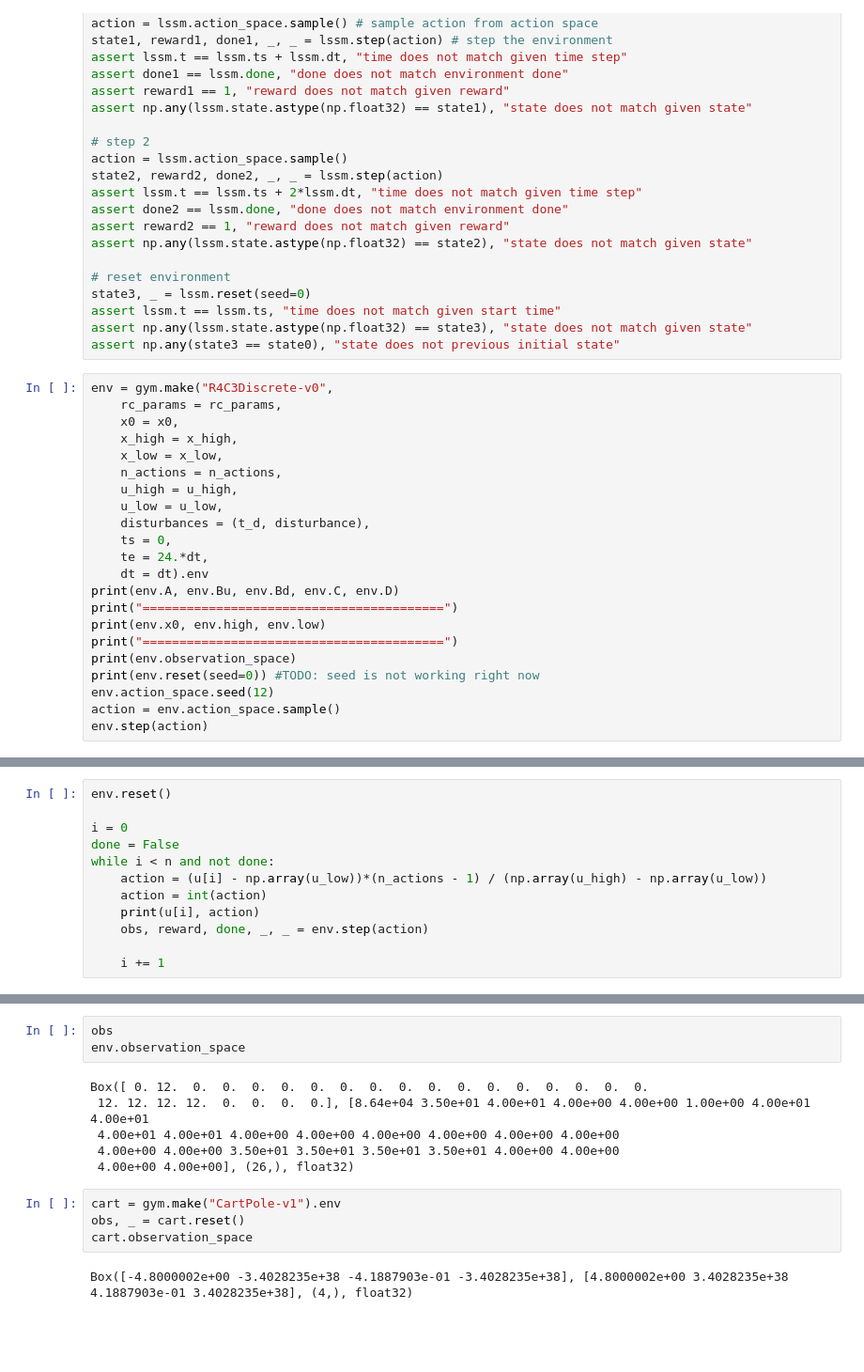
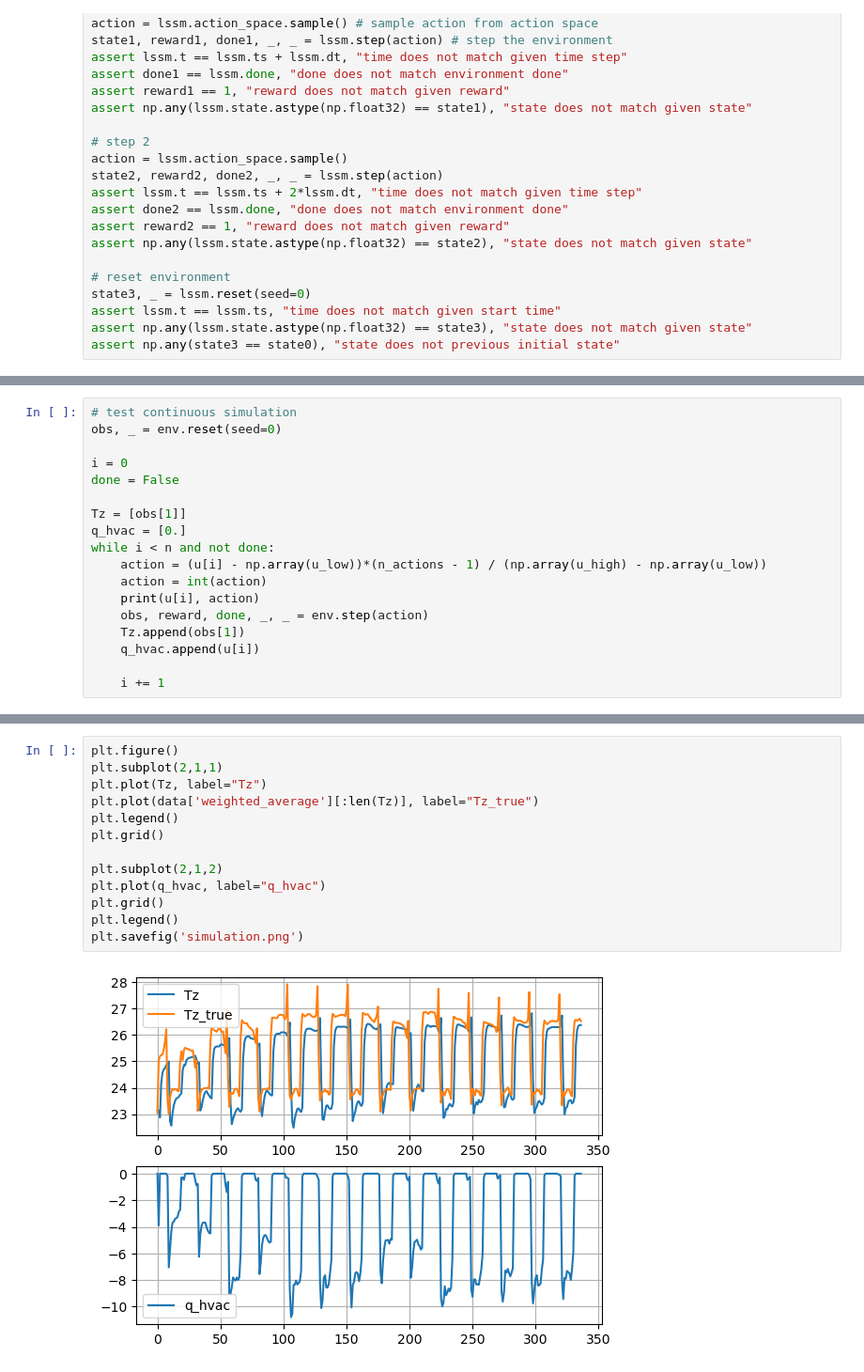
Before and after one commit to YangyangFu/dynax, a Jupyter notebook: resources/jax/drl/test_env.ipynb, the cells around one changed output, grey strips where cells are left out. Shown: that part at 94% size. Drawn from its saved outputs; the diff is of its cells as text; blank space fills up the shorter version.

```diff
--- a/resources/jax/drl/test_env.ipynb
+++ b/resources/jax/drl/test_env.ipynb
@@ -109,25 +109,3 @@ state3, _ = lssm.reset(seed=0)
 assert lssm.t == lssm.ts, "time does not match given start time"
 assert np.any(lssm.state.astype(np.float32) == state3), "state does not match given state"
 assert np.any(state3 == state0), "state does not previous initial state"
-# %%
-env = gym.make("R4C3Discrete-v0",
-    rc_params = rc_params,
-    x0 = x0,
-    x_high = x_high,
-    x_low = x_low,
-    n_actions = n_actions,
-    u_high = u_high,
-    u_low = u_low,
-    disturbances = (t_d, disturbance),
-    ts = 0,
-    te = 24.*dt,
-    dt = dt).env
-print(env.A, env.Bu, env.Bd, env.C, env.D)
-print("=========================================")
-print(env.x0, env.high, env.low)
-print("=========================================")
-print(env.observation_space)
-print(env.reset(seed=0)) #TODO: seed is not working right now
-env.action_space.seed(12)
-action = env.action_space.sample()
-env.step(action)
@@ -164,13 +153,19 @@ Box([ 0. 12.  0.  0.  0.  0.  0.  0.  0.  0.  0.  0.  0.  0.  0.  0.  0.  0.
 # %%
-env.reset()
+# test continuous simulation
+obs, _ = env.reset(seed=0)
 
 i = 0
 done = False
+
+Tz = [obs[1]]
+q_hvac = [0.]
 while i < n and not done:
     action = (u[i] - np.array(u_low))*(n_actions - 1) / (np.array(u_high) - np.array(u_low))
     action = int(action)
     print(u[i], action)
     obs, reward, done, _, _ = env.step(action)
+    Tz.append(obs[1])
+    q_hvac.append(u[i])
 
     i += 1
 # %% [output]
@@ -194,15 +189,15 @@ while i < n and not done:
-# %%
-obs
-env.observation_space
-# %% [output]
-Box([ 0. 12.  0.  0.  0.  0.  0.  0.  0.  0.  0.  0.  0.  0.  0.  0.  0.  0.
- 12. 12. 12. 12.  0.  0.  0.  0.], [8.64e+04 3.50e+01 4.00e+01 4.00e+00 4.00e+00 1.00e+00 4.00e+01 4.00e+01
- 4.00e+01 4.00e+01 4.00e+00 4.00e+00 4.00e+00 4.00e+00 4.00e+00 4.00e+00
- 4.00e+00 4.00e+00 3.50e+01 3.50e+01 3.50e+01 3.50e+01 4.00e+00 4.00e+00
- 4.00e+00 4.00e+00], (26,), float32)
-# %%
-cart = gym.make("CartPole-v1").env
-obs, _ = cart.reset()
-cart.observation_space
-# %% [output]
-Box([-4.8000002e+00 -3.4028235e+38 -4.1887903e-01 -3.4028235e+38], [4.8000002e+00 3.4028235e+38 4.1887903e-01 3.4028235e+38], (4,), float32)
+# %%
+plt.figure()
+plt.subplot(2,1,1)
+plt.plot(Tz, label="Tz")
+plt.plot(data['weighted_average'][:len(Tz)], label="Tz_true")
+plt.legend()
+plt.grid()
+
+plt.subplot(2,1,2)
+plt.plot(q_hvac, label="q_hvac")
+plt.grid()
+plt.legend()
+plt.savefig('simulation.png')
+# %% [output]
+[figure, added]
```
Also changed, not shown: parts of 4 cells of this notebook, 2 other files.
